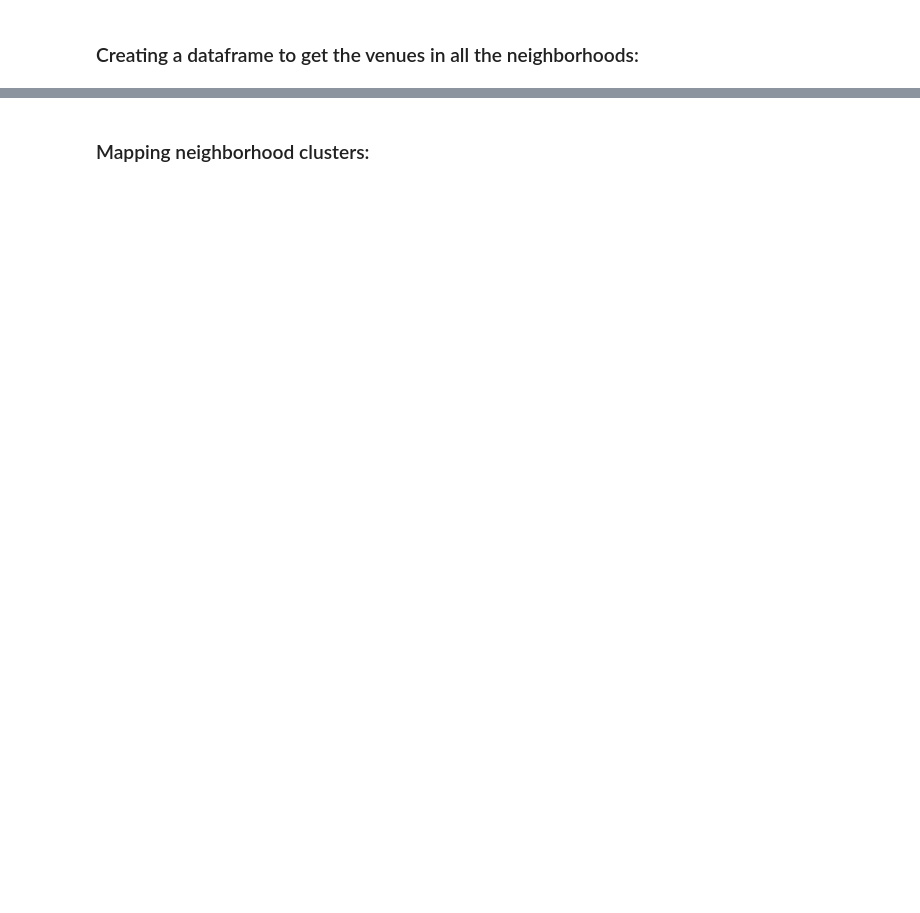
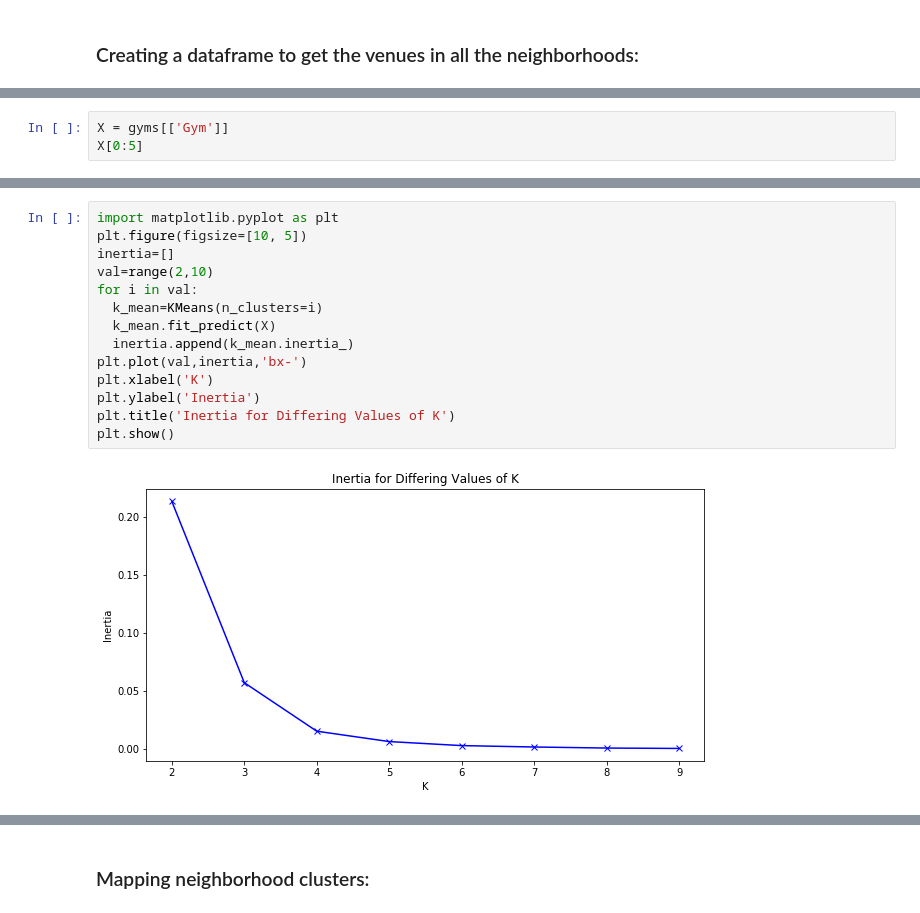
Before and after one commit to SonDao99/Coursera_Capstone, a Jupyter notebook: Coursera_Capstone.ipynb, the cells around one changed output, grey strips where cells are left out. Drawn from its saved outputs; the diff is of its cells as text; blank space fills up the shorter version.

```diff
--- a/Coursera_Capstone.ipynb
+++ b/Coursera_Capstone.ipynb
@@ -304,0 +278,3 @@ neighborhoods_venues_sorted.head()
+# %%
+X = gyms[['Gym']]
+X[0:5]
@@ -304,0 +288,16 @@ neighborhoods_venues_sorted.head()
+# %%
+import matplotlib.pyplot as plt
+plt.figure(figsize=[10, 5])
+inertia=[]
+val=range(2,10)
+for i in val:
+  k_mean=KMeans(n_clusters=i)
+  k_mean.fit_predict(X)
+  inertia.append(k_mean.inertia_)
+plt.plot(val,inertia,'bx-')
+plt.xlabel('K')
+plt.ylabel('Inertia')
+plt.title('Inertia for Differing Values of K')
+plt.show()
+# %% [output]
+[figure, added]
```
Also changed, not shown: parts of 40 cells of this notebook, 3 other files.
